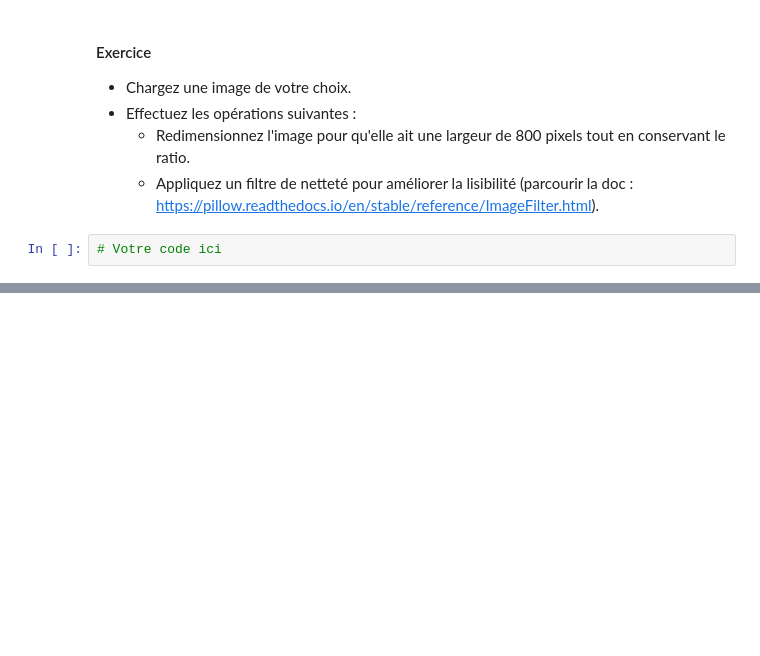
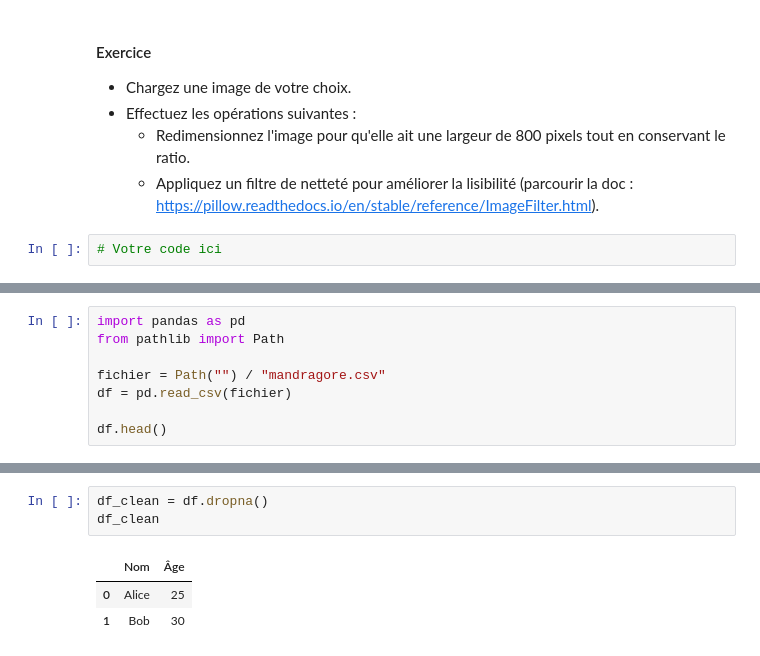
Before and after one commit to Chaouabti/Cours_ENC_Introduction_programmation_Python, a Jupyter notebook: Cours_6_Utilisation_IIIF_manipulation_données_2/Cours_6_Utilisation de l’API IIIF et manipulation de données_2.ipynb, the cells around one changed output, grey strips where cells are left out. Saved outputs shown, nothing was run; the diff lists cells and outputs as text; blank space fills up the shorter version.

```diff
--- a/Cours_6_Utilisation_IIIF_manipulation_données_2/Cours_6_Utilisation de l’API IIIF et manipulation de données_2.ipynb
+++ b/Cours_6_Utilisation_IIIF_manipulation_données_2/Cours_6_Utilisation de l’API IIIF et manipulation de données_2.ipynb
@@ -605,0 +656,8 @@ Absoluter path : /Users/marioncharpier/Documents/Cours_ENC/Cours_6_Utilisation d
+# %%
+import pandas as pd
+from pathlib import Path
+
+fichier = Path("") / "mandragore.csv"
+df = pd.read_csv(fichier)
+
+df.head()
@@ -605,0 +698,7 @@ Absoluter path : /Users/marioncharpier/Documents/Cours_ENC/Cours_6_Utilisation d
+# %%
+df_clean = df.dropna()
+df_clean
+# %% [output]
+|  | Nom | Âge |
+| 0 | Alice | 25 |
+| 1 | Bob | 30 |
```
Also changed, not shown: parts of 34 cells of this notebook.
